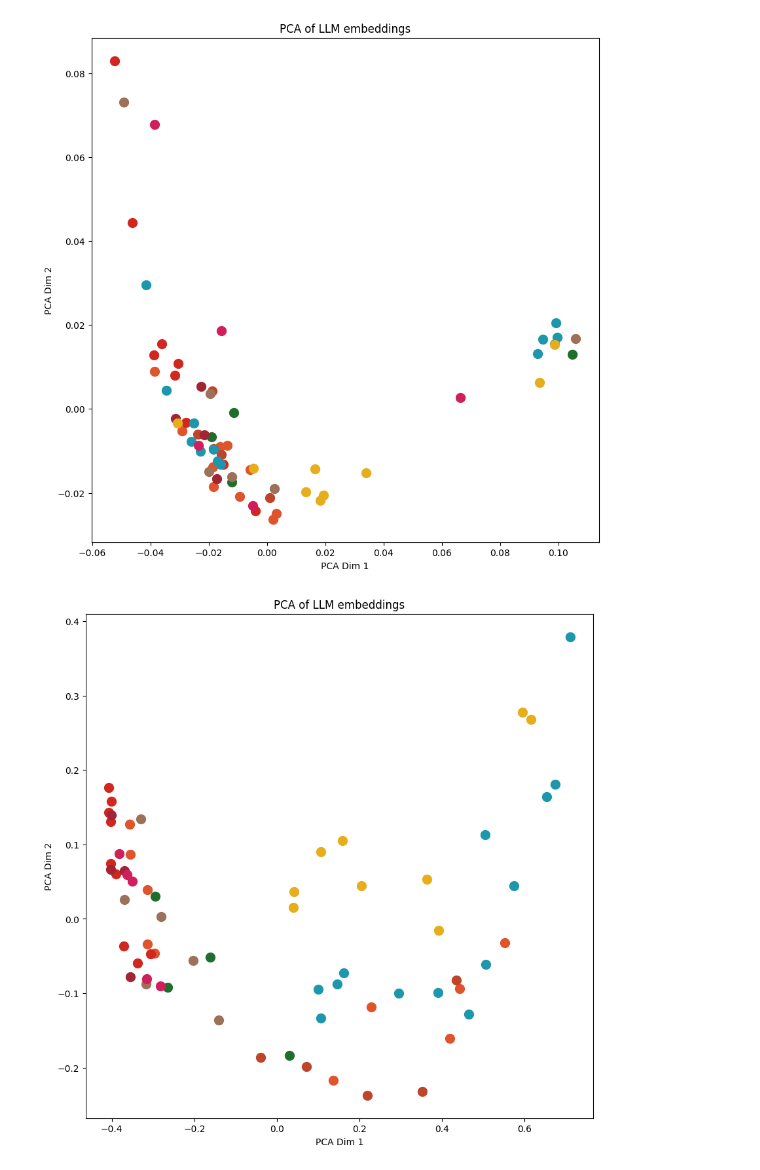
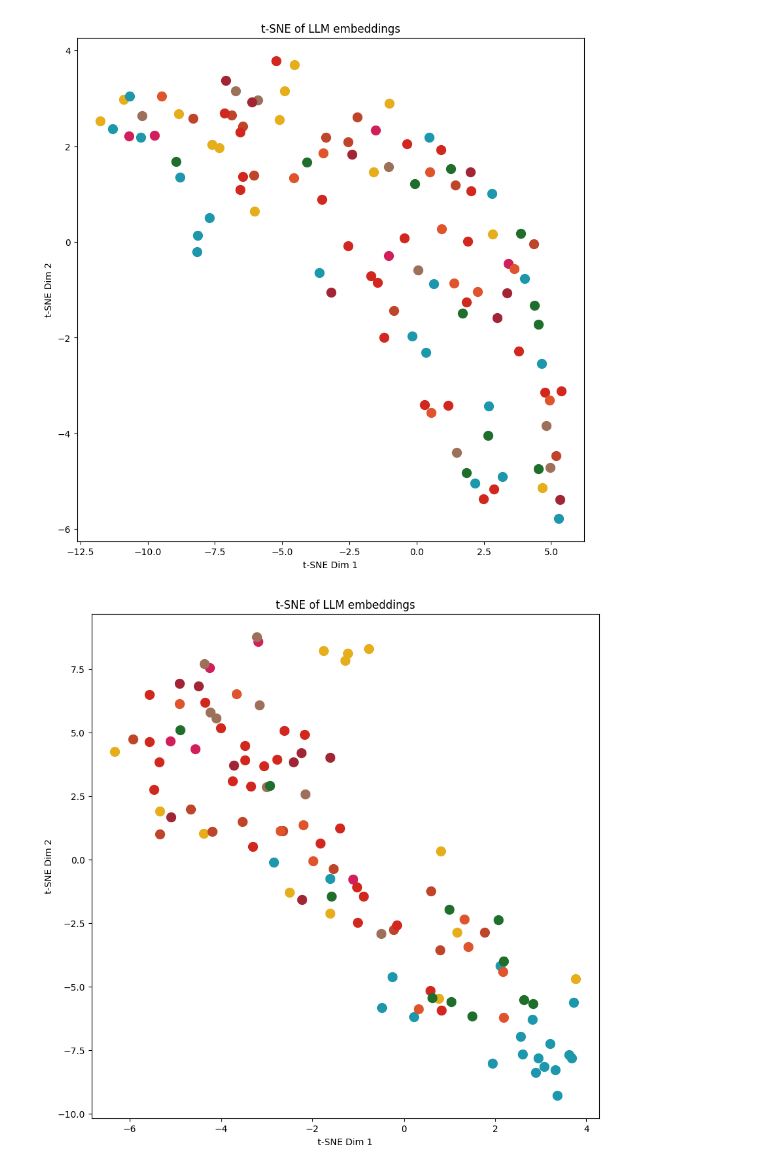
Before and after one commit to b05611038/sensory-cokge, a Jupyter notebook: Notebook_embedding_visualization.ipynb, the cells around one changed output. Cells and saved outputs as stored; diff of their text form; code cells hidden in the pictures.

```diff
--- a/Notebook_embedding_visualization.ipynb
+++ b/Notebook_embedding_visualization.ipynb
@@ -20,7 +20,7 @@ def plot_relative_embeddings(model_embeddings,
                              target_embedding,
                              colored_descriptions,
                              colors,
-                             dimension_reduction = 'pca',
+                             dimension_reduction = 'tsne',
                              tsne_seed = 42):
 
     assert dimension_reduction in ['pca', 'tsne']
@@ -205,18 +319,18 @@ if bert_embeddings['finetuned'] is not None:
 # %%
-# finetuned BART encoder
-if bart_embeddings['finetuned'] is not None:
-    plot_relative_embeddings(bart_embeddings['finetuned'],
-                             'relative_encoder_embedding',
+# pretained T5 decoder
+if t5_embeddings['pretrained'] is not None:
+    plot_relative_embeddings(t5_embeddings['pretrained'],
+                             'relative_decoder_embedding',
                              colored_descriptions,
                              DescriptorColors)
 # %% [output]
-[figure, old version]
+[figure, new version]
 # %%
-# finetuned BART decoder
-if bart_embeddings['finetuned'] is not None:
-    plot_relative_embeddings(bart_embeddings['finetuned'],
+# finetuned T5 decoder
+if t5_embeddings['finetuned'] is not None:
+    plot_relative_embeddings(t5_embeddings['finetuned'],
                              'relative_decoder_embedding',
                              colored_descriptions,
                              DescriptorColors)
 # %% [output]
-[figure, old version]
+[figure, new version]
```
Also changed, not shown: parts of 20 cells of this notebook, 2 other files.
